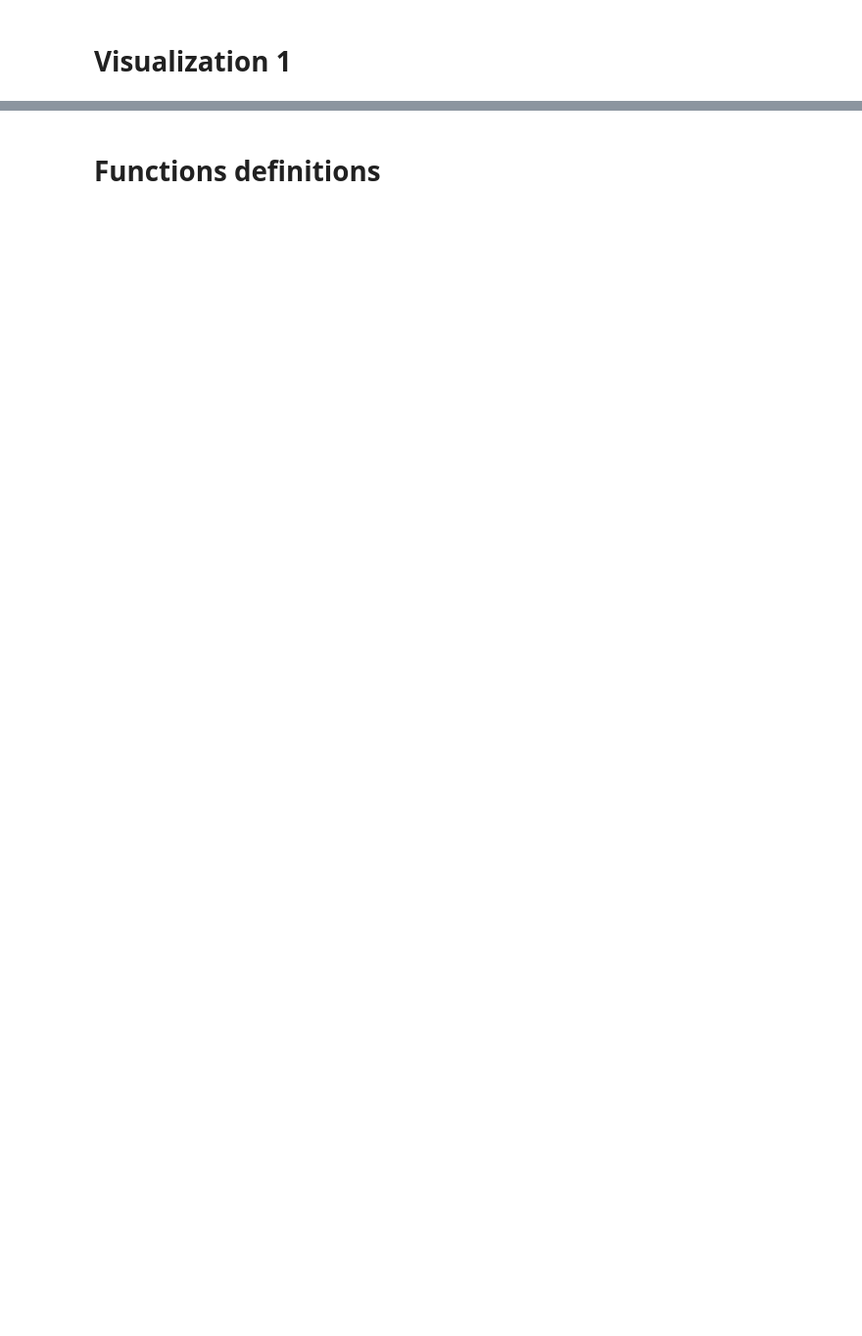
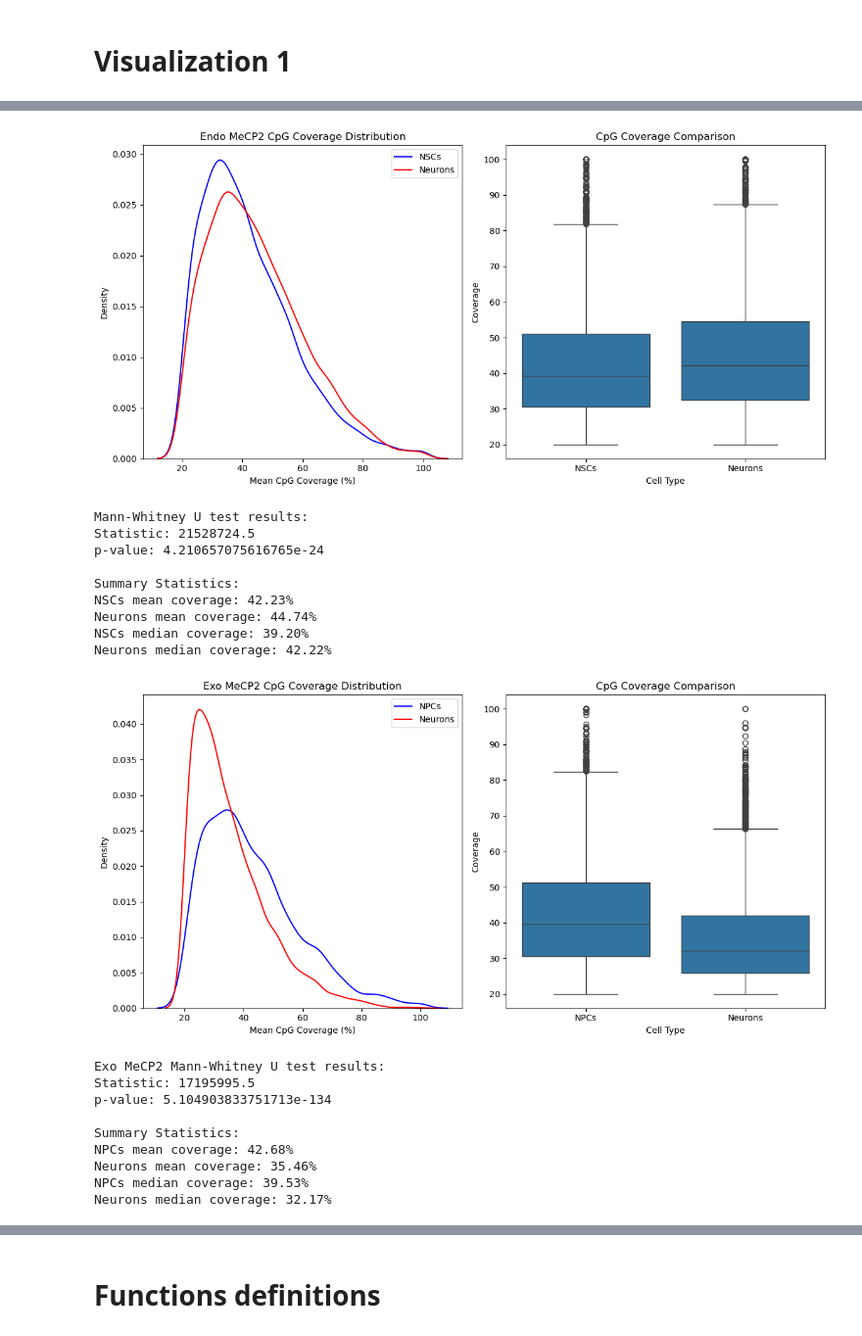
Before and after one commit to michal7kw/SRF_MeCP2_CUTandTAG, a Jupyter notebook: custom_pipeline/CpG_enriched_genes.ipynb, the cells around one changed output, grey strips where cells are left out. Shown at 98% size. Saved outputs shown, nothing was run; the diff lists cells and outputs as text; code cells hidden in the pictures; blank space fills up the shorter version.

```diff
--- a/custom_pipeline/CpG_enriched_genes.ipynb
+++ b/custom_pipeline/CpG_enriched_genes.ipynb
@@ -321,0 +271,25 @@ Zfp369
+# %%
+data = load_and_process_data(results_dir)
+# %%
+compare_endo_cpg_coverage(data)  # Compare Endo between cell types
+# %% [output]
+[figure, added]
+Mann-Whitney U test results:
+Statistic: 21528724.5
+p-value: 4.210657075616765e-24
+
+Summary Statistics:
+NSCs mean coverage: 42.23%
+Neurons mean coverage: 44.74%
+NSCs median coverage: 39.20%
+Neurons median coverage: 42.22%
+[figure, added]
+Exo MeCP2 Mann-Whitney U test results:
+Statistic: 17195995.5
+p-value: 5.104903833751713e-134
+
+Summary Statistics:
+NPCs mean coverage: 42.68%
+Neurons mean coverage: 35.46%
+NPCs median coverage: 39.53%
+Neurons median coverage: 32.17%
```
Also changed, not shown: parts of 9 cells of this notebook, 3 other files.
